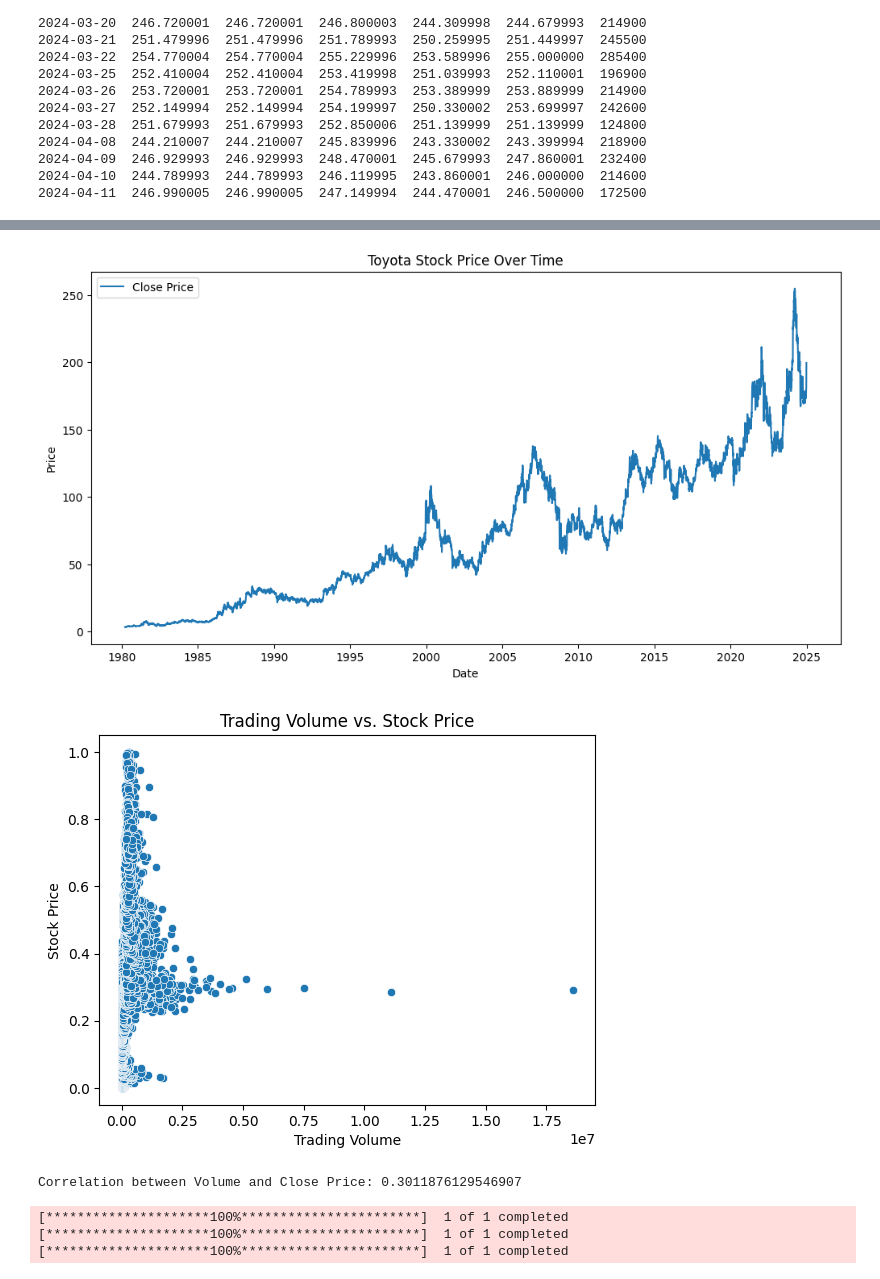
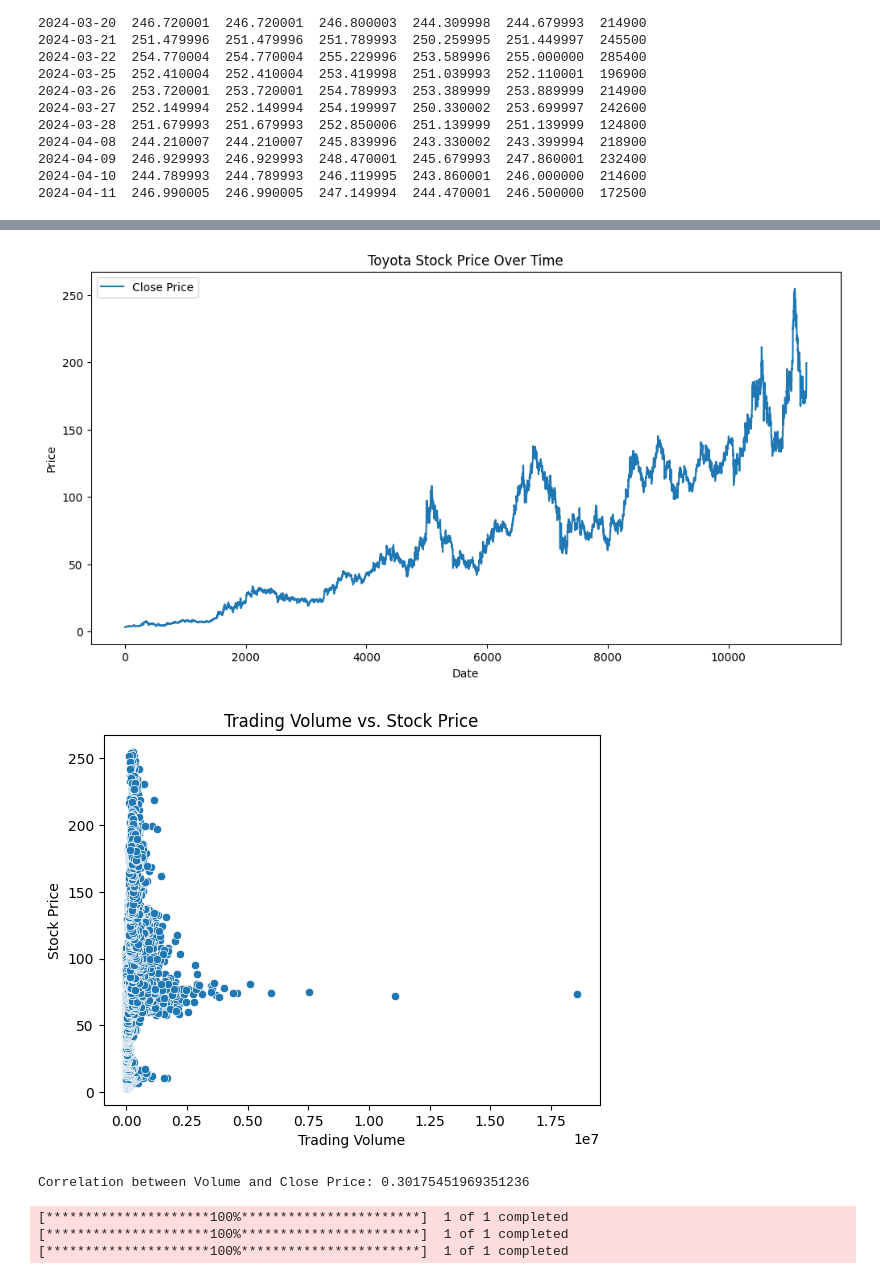
Before and after one commit to arafiardnsyh/toyota-stock-analysis, a Jupyter notebook: toyota_analysis.ipynb, the cells around one changed output, grey strips where cells are left out. Saved outputs shown, nothing was run; the diff lists cells and outputs as text; code cells hidden in the pictures.

```diff
--- a/toyota_analysis.ipynb
+++ b/toyota_analysis.ipynb
@@ -141,21 +151,19 @@ df[['Open', 'High', 'Low', 'Close']] = scaler.fit_transform(df[['Open', 'High',
 # %%
 # Load the data again and print first few rows
 df = pd.read_csv('Toyota_Data.csv')
 
 #Question 1: Trend Analysis
 #Plot stock price trends
-df['Date'] = pd.to_datetime(df['Date'])  # Ensure Date is in datetime format
-df.set_index('Date', inplace=True)
 
 plt.figure(figsize=(12, 6))
 plt.plot(df['Close'], label='Close Price')
 plt.title('Toyota Stock Price Over Time')
 plt.xlabel('Date')
 plt.ylabel('Price')
 plt.legend()
 plt.show()
 # %% [output]
-[figure, old version]
+[figure, new version]
 # %%
 #Question 2: Correlation with Trading Volume
 #Scatterplot
@@ -165,13 +173,13 @@ plt.xlabel('Trading Volume')
 plt.ylabel('Stock Price')
 plt.show()
 # %% [output]
-[figure, old version]
+[figure, new version]
 # %%
 #Correlation coefficient
 correlation = df['Volume'].corr(df['Close'])
 print(f"Correlation between Volume and Close Price: {correlation}")
 # %% [output]
-Correlation between Volume and Close Price: 0.3011876129546907
+Correlation between Volume and Close Price: 0.30175451969351236
 # %%
 #Question 3: Comparison with Competitors
 #Use the yfinance library to fetch competitor data
```
Also changed, not shown: parts of 2 cells of this notebook.
